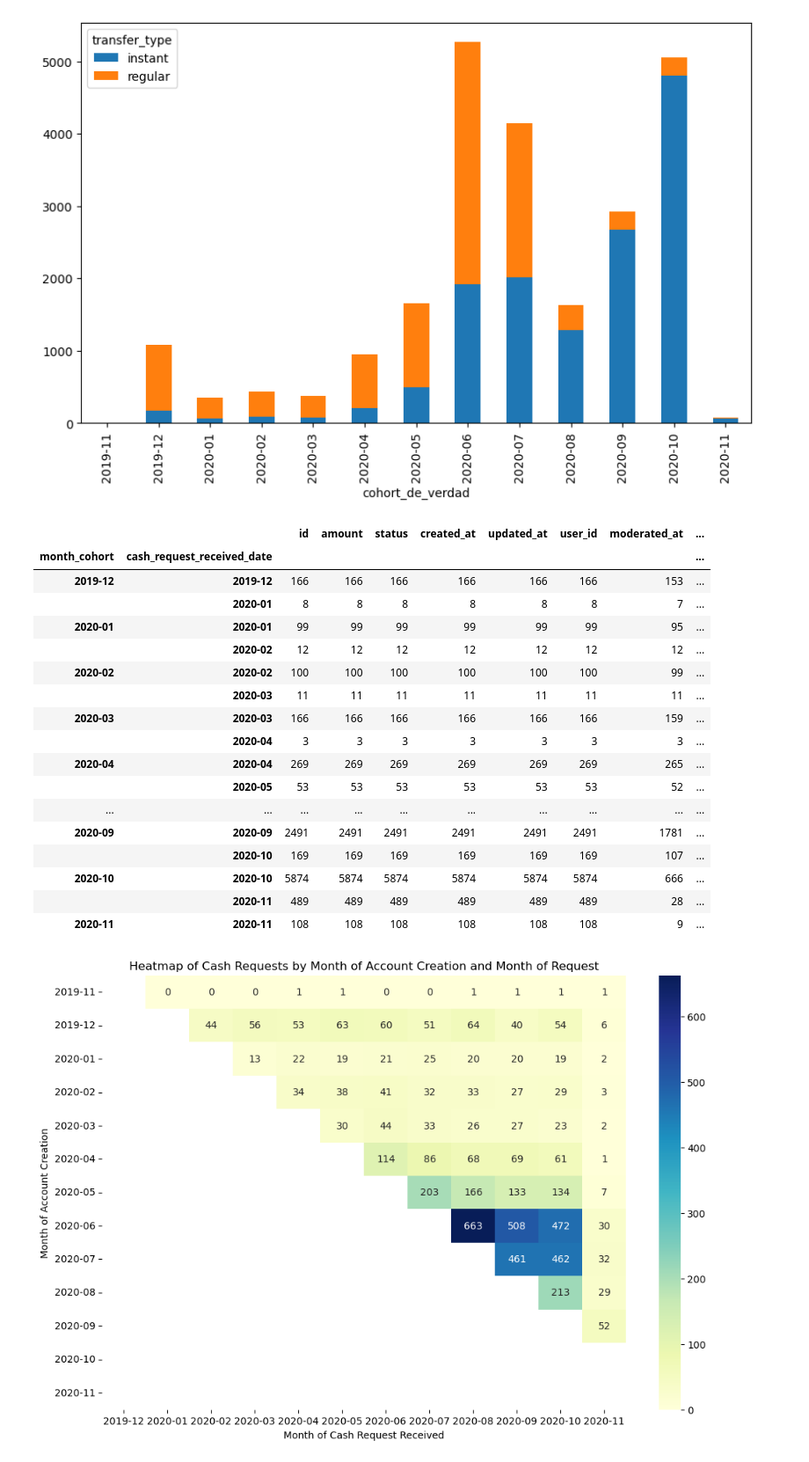
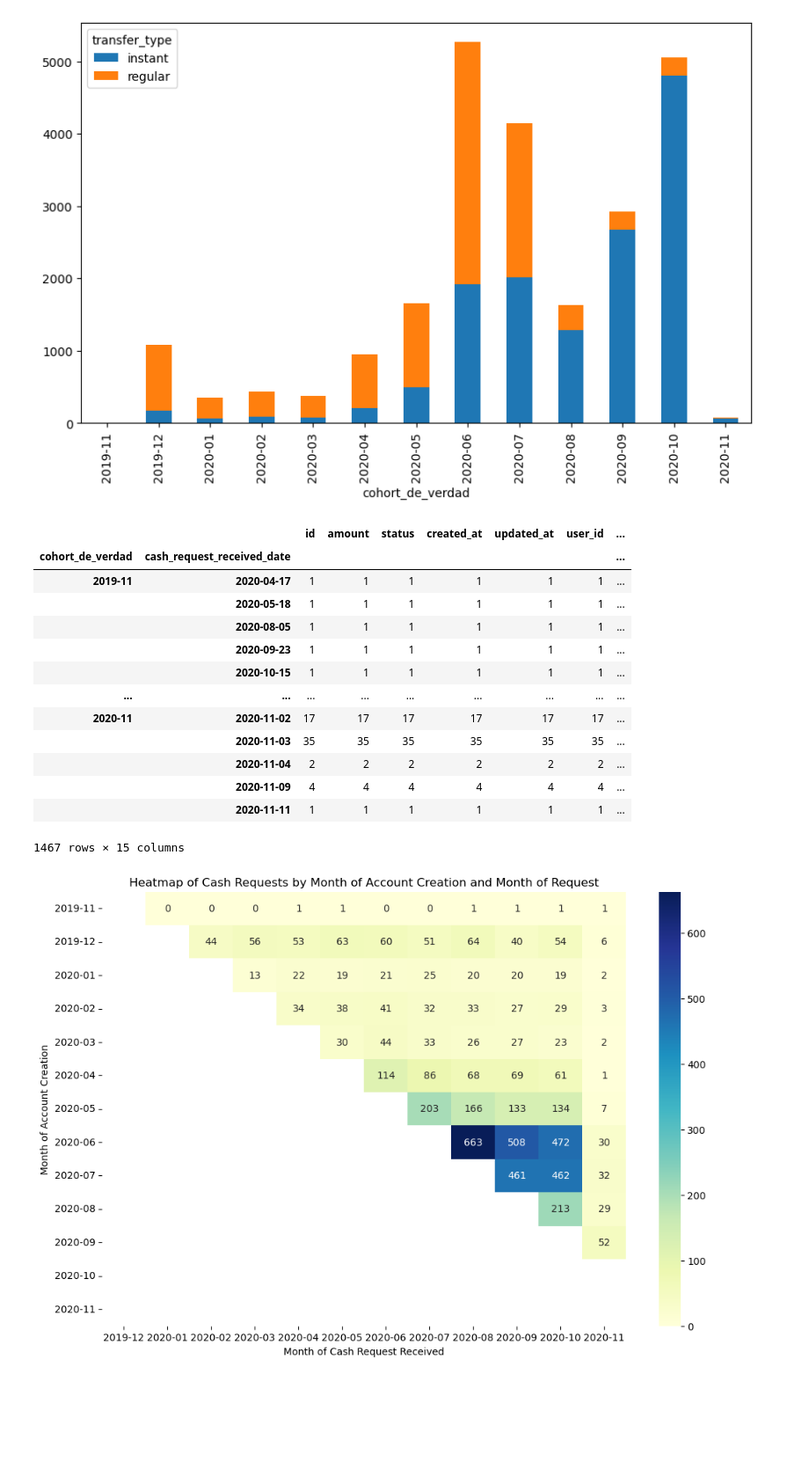
Before and after one commit to ooolychee/project-1-ironhack-payments-es, a Jupyter notebook: project1_eda.ipynb, the cells around one changed output. Shown at 88% size. Drawn from its saved outputs; the diff is of its cells as text; code cells hidden in the pictures; blank space fills up the shorter version.

```diff
--- a/project1_eda.ipynb
+++ b/project1_eda.ipynb
@@ -4,5 +4,5 @@ import numpy as np
 import seaborn as sns
 import matplotlib.pyplot as plt
 # %%
-request_df = pd.read_csv("//home/biomedmax/github/project-1-ironhack-payments-es/project_dataset/extract - cash request - data analyst.csv")
-fees_df = pd.read_csv("//home/biomedmax/github/project-1-ironhack-payments-es/project_dataset/extract - fees - data analyst - .csv")
+request_df_2 = pd.read_csv("//home/biomedmax/github/project-1-ironhack-payments-es/project_dataset/filtered_cash")
+fees_df_2 = pd.read_csv("//home/biomedmax/github/project-1-ironhack-payments-es/project_dataset/filtered_fees")
@@ -132,8 +8,0 @@ memory usage: 2.9+ MB
-# %%
-#COmprobar que no hay duplicados de user_id
-print(len(request_df_2["user_id"].unique()))
-request_df_2.drop_duplicates(subset=["user_id"])
-print(len(request_df_2["user_id"].unique()))
-
-#Sortear segun fecha de creacion del primer prestamo
-request_df_2 = request_df_2.sort_values(["created_at"])
@@ -142,0 +9,22 @@ request_df_2 = request_df_2.sort_values(["created_at"])
+# %%
+#Hay que hacerlo otra vez porque esto por los vistos no se guarda...
+
+#Crear una copia de mi DF de pagos y transformar todas las columnas a fechas (las que son fechas)
+request_df_2 = request_df_2.copy()
+
+request_df_2['created_at'] = pd.to_datetime(request_df_2['created_at'])
+request_df_2['updated_at'] = pd.to_datetime(request_df_2['updated_at'])
+request_df_2['moderated_at'] = pd.to_datetime(request_df_2['moderated_at'], errors="coerce")
+request_df_2['reimbursement_date'] = pd.to_datetime(request_df_2['reimbursement_date'], errors="coerce")
+request_df_2['cash_request_received_date'] = pd.to_datetime(request_df_2['cash_request_received_date'], errors="coerce")
+request_df_2['money_back_date'] = pd.to_datetime(request_df_2['money_back_date'], errors="coerce")
+request_df_2['send_at'] = pd.to_datetime(request_df_2['send_at'], errors="coerce")
+request_df_2['send_at'] = pd.to_datetime(request_df_2['send_at'], errors="coerce")
+request_df_2['reco_creation'] = pd.to_datetime(request_df_2['reco_creation'], errors="coerce")
+request_df_2['reco_last_update'] = pd.to_datetime(request_df_2['reco_last_update'], errors="coerce")
+
+#Rellenar los NaNs de user ID con los valores de "Deleted Account ID"
+request_df_2['user_id'] = request_df_2['user_id'].fillna(request_df_2["deleted_account_id"])
+
+#Convertir los ID a Integers
+request_df_2['user_id'] = request_df_2["user_id"].astype("int")
@@ -290,27 +193,23 @@ transfer_counts.plot(kind='bar', stacked=True, figsize=(10, 6))
 [figure]
 # %%
 #Crear una DataFrame nueva, agrupada por Month Cohort Y Cash Request data. Cada una de las agrupaciones tendra la cuenta de las veces que aparecen.
-request_df_3 = request_df_2.groupby(["month_cohort", "cash_request_received_date"]).count()
+request_df_3 = request_df_2.groupby(["cohort_de_verdad", "cash_request_received_date"]).count()
 request_df_3
 # %% [output]
-|  |  | id | amount | status | created_at | updated_at | user_id | moderated_at | ... |
-| month_cohort | cash_request_received_date |  |  |  |  |  |  |  | ... |
-| 2019-12 | 2019-12 | 166 | 166 | 166 | 166 | 166 | 166 | 153 | ... |
-|  | 2020-01 | 8 | 8 | 8 | 8 | 8 | 8 | 7 | ... |
-| 2020-01 | 2020-01 | 99 | 99 | 99 | 99 | 99 | 99 | 95 | ... |
-|  | 2020-02 | 12 | 12 | 12 | 12 | 12 | 12 | 12 | ... |
-| 2020-02 | 2020-02 | 100 | 100 | 100 | 100 | 100 | 100 | 99 | ... |
-|  | 2020-03 | 11 | 11 | 11 | 11 | 11 | 11 | 11 | ... |
-| 2020-03 | 2020-03 | 166 | 166 | 166 | 166 | 166 | 166 | 159 | ... |
-|  | 2020-04 | 3 | 3 | 3 | 3 | 3 | 3 | 3 | ... |
-| 2020-04 | 2020-04 | 269 | 269 | 269 | 269 | 269 | 269 | 265 | ... |
-|  | 2020-05 | 53 | 53 | 53 | 53 | 53 | 53 | 52 | ... |
-| ... | ... | ... | ... | ... | ... | ... | ... | ... | ... |
-| 2020-09 | 2020-09 | 2491 | 2491 | 2491 | 2491 | 2491 | 2491 | 1781 | ... |
-|  | 2020-10 | 169 | 169 | 169 | 169 | 169 | 169 | 107 | ... |
-| 2020-10 | 2020-10 | 5874 | 5874 | 5874 | 5874 | 5874 | 5874 | 666 | ... |
-|  | 2020-11 | 489 | 489 | 489 | 489 | 489 | 489 | 28 | ... |
-| 2020-11 | 2020-11 | 108 | 108 | 108 | 108 | 108 | 108 | 9 | ... |
+|  |  | id | amount | status | created_at | updated_at | user_id | ... |
+| cohort_de_verdad | cash_request_received_date |  |  |  |  |  |  | ... |
+| 2019-11 | 2020-04-17 | 1 | 1 | 1 | 1 | 1 | 1 | ... |
+|  | 2020-05-18 | 1 | 1 | 1 | 1 | 1 | 1 | ... |
+|  | 2020-08-05 | 1 | 1 | 1 | 1 | 1 | 1 | ... |
+|  | 2020-09-23 | 1 | 1 | 1 | 1 | 1 | 1 | ... |
+|  | 2020-10-15 | 1 | 1 | 1 | 1 | 1 | 1 | ... |
+| ... | ... | ... | ... | ... | ... | ... | ... | ... |
+| 2020-11 | 2020-11-02 | 17 | 17 | 17 | 17 | 17 | 17 | ... |
+|  | 2020-11-03 | 35 | 35 | 35 | 35 | 35 | 35 | ... |
+|  | 2020-11-04 | 2 | 2 | 2 | 2 | 2 | 2 | ... |
+|  | 2020-11-09 | 4 | 4 | 4 | 4 | 4 | 4 | ... |
+|  | 2020-11-11 | 1 | 1 | 1 | 1 | 1 | 1 | ... |
+1467 rows × 15 columns
 # %%
 #Crear un heat map de cuantos Cash Requests hubo en cada mes, por cada uno de los cohortes
 import pandas as pd
```
Also changed, not shown: parts of 28 cells of this notebook, 1 other file.
